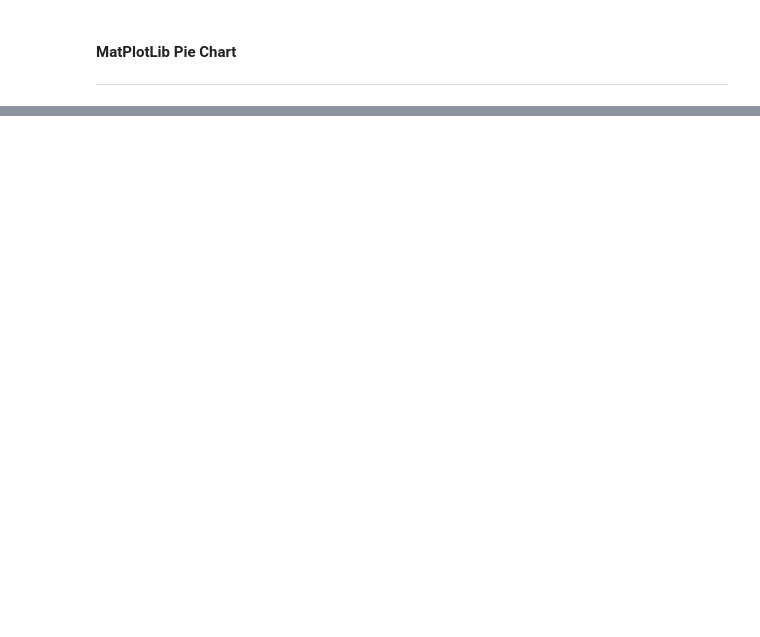
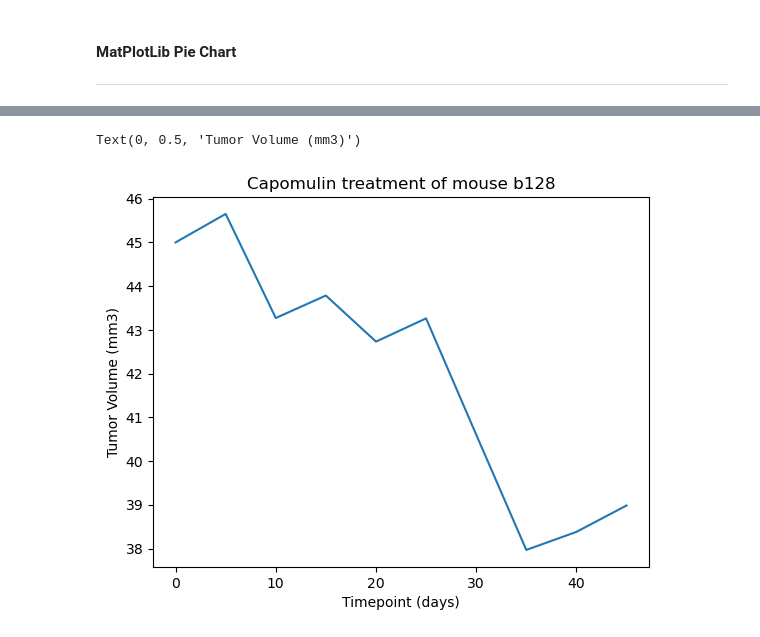
Before and after one commit to jroelofsz/data-visualization, a Jupyter notebook: Pymaceuticals/pymaceuticals.ipynb, the cells around one changed output, grey strips where cells are left out. Saved outputs shown, nothing was run; the diff lists cells and outputs as text; code cells hidden in the pictures; blank space fills up the shorter version.

```diff
--- a/Pymaceuticals/pymaceuticals.ipynb
+++ b/Pymaceuticals/pymaceuticals.ipynb
@@ -206,0 +225,22 @@ ax1.set_xticklabels(drugs)
+# %%
+#declare which drug_type we'd like to drill down into
+drug_type = 'Capomulin'
+
+#create an array of the unique mouse IDs that exist for that drug
+mouse_ids = clean_df.loc[clean_df['Drug Regimen'] == drug_type]['Mouse ID'].unique()
+
+#get random mouse ID from the above array
+cur_id = mouse_ids[rand.randint(0,len(mouse_ids) - 1)]
+
+#return only the desired columns for that Mouse's ID
+mouse = clean_df.loc[(clean_df['Mouse ID'] == cur_id)][['Tumor Volume (mm3)','Timepoint']]
+
+#plot the mouses data as a line chart.
+plt.plot(mouse['Timepoint'],mouse['Tumor Volume (mm3)'])
+#title will automaticaly update if the variables above are changed for the drug group and for the mouse ID it's using
+plt.title(f'{drug_type} treatment of mouse {cur_id}')
+plt.xlabel('Timepoint (days)')
+plt.ylabel('Tumor Volume (mm3)')
+# %% [output]
+Text(0, 0.5, 'Tumor Volume (mm3)')
+[figure, added]
```
Also changed, not shown: parts of 24 cells of this notebook.
